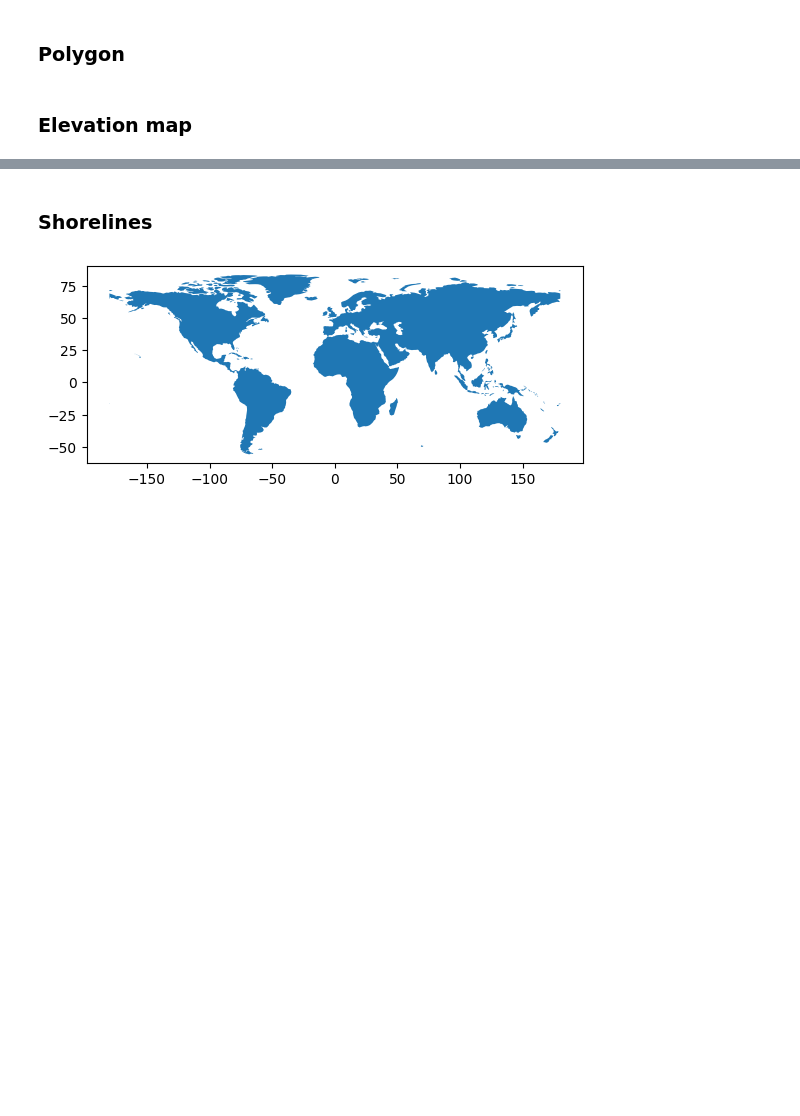
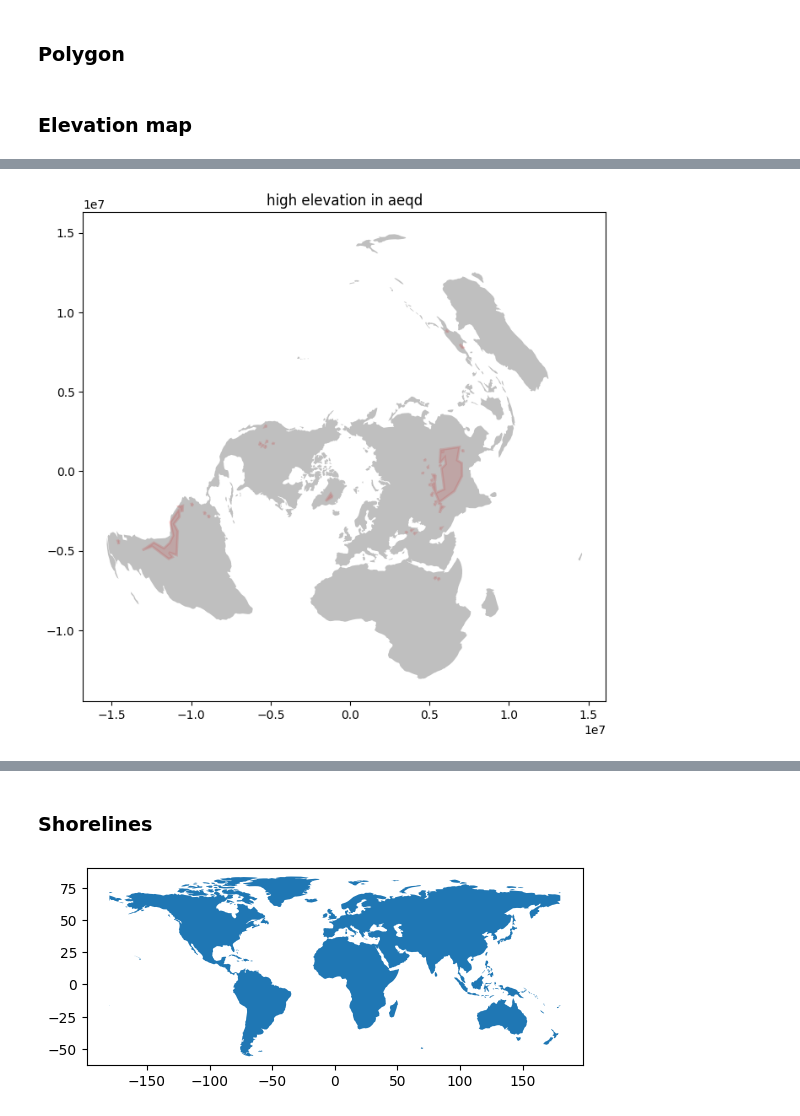
Before and after one commit to KimGeorgy/bird-migration, a Jupyter notebook: model.ipynb, the cells around one changed output, grey strips where cells are left out. Saved outputs shown, nothing was run; the diff lists cells and outputs as text; code cells hidden in the pictures; blank space fills up the shorter version.

```diff
--- a/model.ipynb
+++ b/model.ipynb
@@ -395,0 +559,12 @@ plt.close()
+# %%
+elevation_aeqd = transform(transformer.transform, elevation_poly)
+elevation_aeqd = elevation_aeqd.simplify(tolerance=200000, preserve_topology=True)
+# %%
+fig, ax = plt.subplots(figsize=(8, 8), dpi=100)
+
+plot_polygon(elevation_aeqd, ax=ax, facecolor='red', edgecolor='red', alpha=0.2, linewidth=2, add_points=False)
+gdf_land_aeqd.plot(ax=ax, color='gray', alpha=0.5, label='Original Land')
+plt.title("high elevation in aeqd")
+plt.show()
+# %% [output]
+[figure, added]
```
Also changed, not shown: parts of 50 cells of this notebook, 2 other files.
